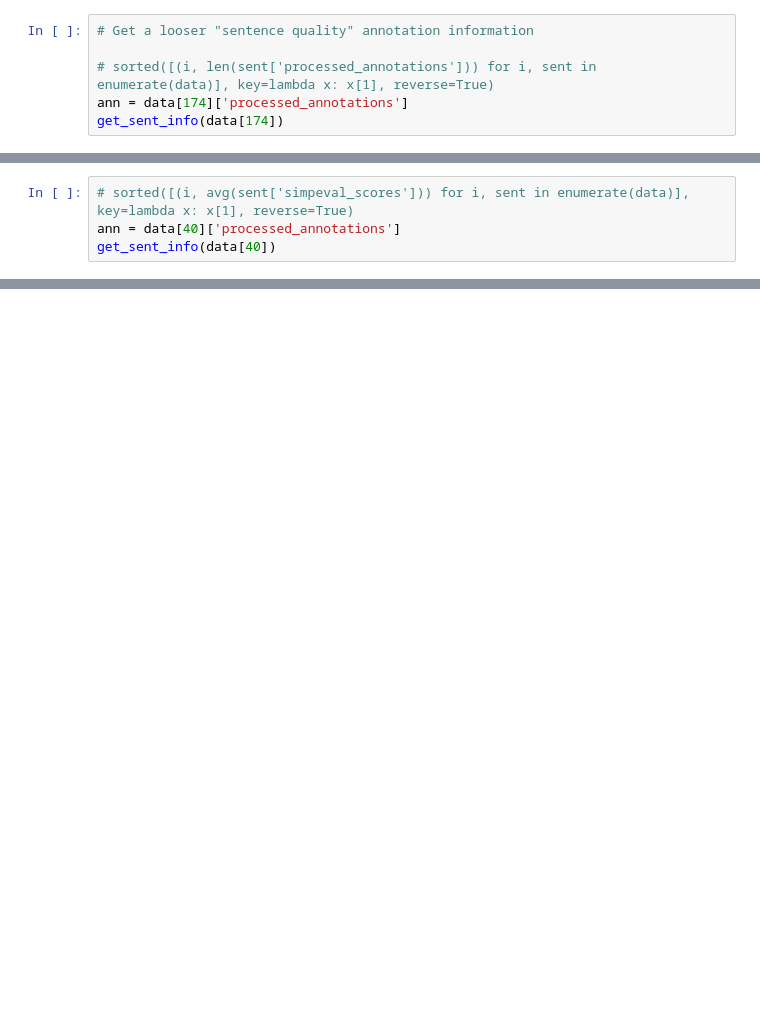
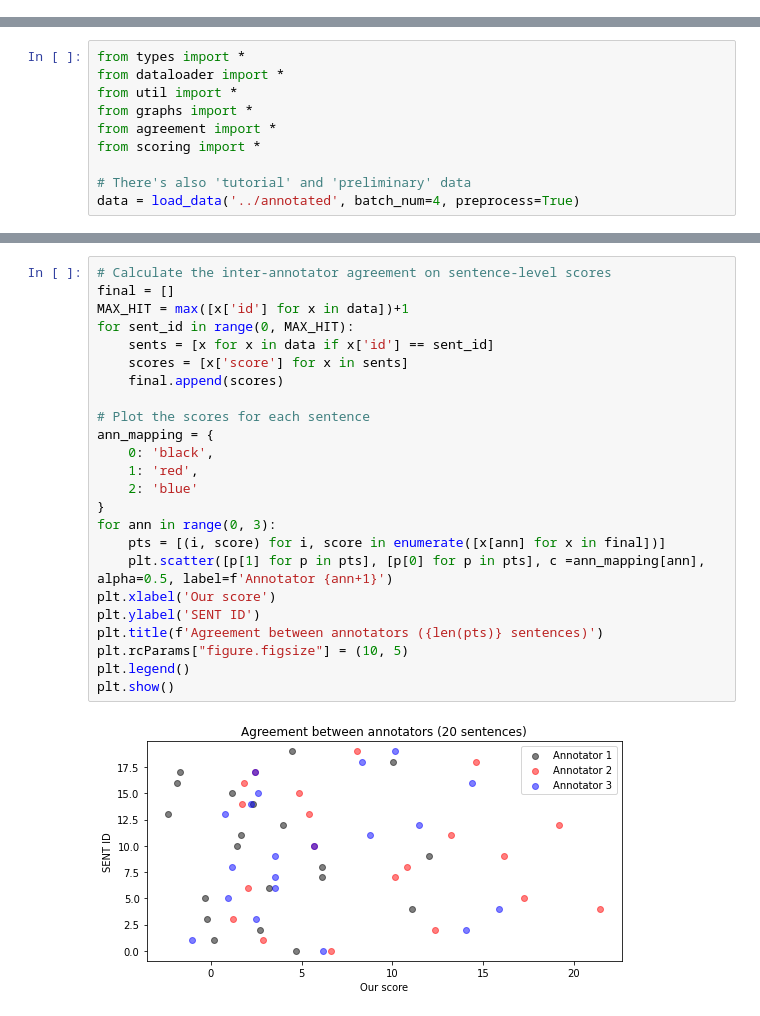
Before and after one commit to Yao-Dou/ts-annotation-tool, a Jupyter notebook: data/analysis/agreement.ipynb, the cells around one changed output, grey strips where cells are left out. Drawn from its saved outputs; the diff is of its cells as text; blank space fills up the shorter version.

```diff
--- a/data/analysis/agreement.ipynb
+++ b/data/analysis/agreement.ipynb
@@ -189,6 +0,0 @@ interactive(children=(Dropdown(description='data', options=([{'id': 0, 'original
-# %%
-# Get a looser "sentence quality" annotation information
-
-# sorted([(i, len(sent['processed_annotations'])) for i, sent in enumerate(data)], key=lambda x: x[1], reverse=True)
-ann = data[174]['processed_annotations']
-get_sent_info(data[174])
@@ -197,4 +0,0 @@ get_sent_info(data[174])
-# %%
-# sorted([(i, avg(sent['simpeval_scores'])) for i, sent in enumerate(data)], key=lambda x: x[1], reverse=True)
-ann = data[40]['processed_annotations']
-get_sent_info(data[40])
@@ -214,0 +1,10 @@ ann[1]
+# %%
+from types import *
+from dataloader import *
+from util import *
+from graphs import *
+from agreement import *
+from scoring import *
+
+# There's also 'tutorial' and 'preliminary' data
+data = load_data('../annotated', batch_num=4, preprocess=True)
@@ -214,0 +22,26 @@ ann[1]
+# %%
+# Calculate the inter-annotator agreement on sentence-level scores
+final = []
+MAX_HIT = max([x['id'] for x in data])+1
+for sent_id in range(0, MAX_HIT):
+    sents = [x for x in data if x['id'] == sent_id]
+    scores = [x['score'] for x in sents]
+    final.append(scores)
+
+# Plot the scores for each sentence
+ann_mapping = {
+    0: 'black',
+    1: 'red',
+    2: 'blue'
+}
+for ann in range(0, 3):
+    pts = [(i, score) for i, score in enumerate([x[ann] for x in final])]
+    plt.scatter([p[1] for p in pts], [p[0] for p in pts], c =ann_mapping[ann], alpha=0.5, label=f'Annotator {ann+1}')
+plt.xlabel('Our score')
+plt.ylabel('SENT ID')
+plt.title(f'Agreement between annotators ({len(pts)} sentences)')
+plt.rcParams["figure.figsize"] = (10, 5)
+plt.legend()
+plt.show()
+# %% [output]
+[figure, added]
```
Also changed, not shown: parts of 16 cells of this notebook, 5 other files.
